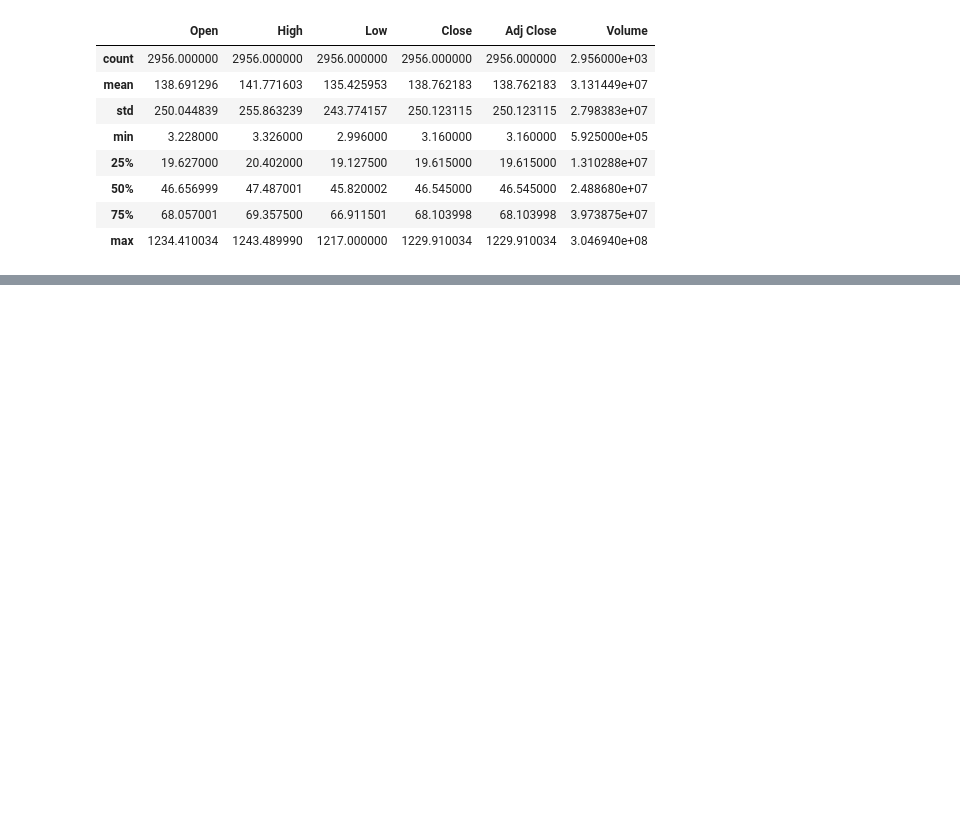
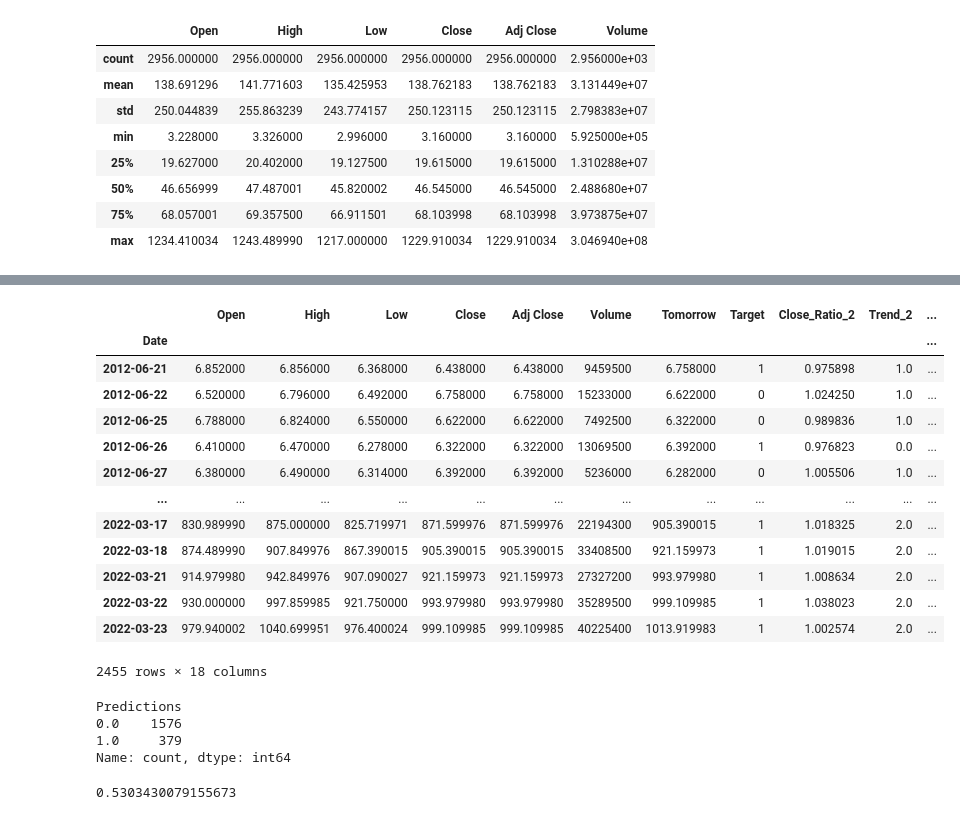
Before and after one commit to AnnikP/ML_projects, a Jupyter notebook: project3/tesla_stock.ipynb, the cells around one changed output, grey strips where cells are left out. Drawn from its saved outputs; the diff is of its cells as text; code cells hidden in the pictures; blank space fills up the shorter version.

```diff
--- a/project3/tesla_stock.ipynb
+++ b/project3/tesla_stock.ipynb
@@ -57,0 +222,19 @@ data.plot.line(y="Close", use_index=True)
+# %%
+data = data.dropna()
+# %%
+data
+# %% [output]
+|  | Open | High | Low | Close | Adj Close | Volume | Tomorrow | Target | Close_Ratio_2 | Trend_2 | ... |
+| Date |  |  |  |  |  |  |  |  |  |  | ... |
+| 2012-06-21 | 6.852000 | 6.856000 | 6.368000 | 6.438000 | 6.438000 | 9459500 | 6.758000 | 1 | 0.975898 | 1.0 | ... |
+| 2012-06-22 | 6.520000 | 6.796000 | 6.492000 | 6.758000 | 6.758000 | 15233000 | 6.622000 | 0 | 1.024250 | 1.0 | ... |
+| 2012-06-25 | 6.788000 | 6.824000 | 6.550000 | 6.622000 | 6.622000 | 7492500 | 6.322000 | 0 | 0.989836 | 1.0 | ... |
+| 2012-06-26 | 6.410000 | 6.470000 | 6.278000 | 6.322000 | 6.322000 | 13069500 | 6.392000 | 1 | 0.976823 | 0.0 | ... |
+| 2012-06-27 | 6.380000 | 6.490000 | 6.314000 | 6.392000 | 6.392000 | 5236000 | 6.282000 | 0 | 1.005506 | 1.0 | ... |
+| ... | ... | ... | ... | ... | ... | ... | ... | ... | ... | ... | ... |
+| 2022-03-17 | 830.989990 | 875.000000 | 825.719971 | 871.599976 | 871.599976 | 22194300 | 905.390015 | 1 | 1.018325 | 2.0 | ... |
+| 2022-03-18 | 874.489990 | 907.849976 | 867.390015 | 905.390015 | 905.390015 | 33408500 | 921.159973 | 1 | 1.019015 | 2.0 | ... |
+| 2022-03-21 | 914.979980 | 942.849976 | 907.090027 | 921.159973 | 921.159973 | 27327200 | 993.979980 | 1 | 1.008634 | 2.0 | ... |
+| 2022-03-22 | 930.000000 | 997.859985 | 921.750000 | 993.979980 | 993.979980 | 35289500 | 999.109985 | 1 | 1.038023 | 2.0 | ... |
+| 2022-03-23 | 979.940002 | 1040.699951 | 976.400024 | 999.109985 | 999.109985 | 40225400 | 1013.919983 | 1 | 1.002574 | 2.0 | ... |
+2455 rows × 18 columns
@@ -57,0 +254,11 @@ data.plot.line(y="Close", use_index=True)
+# %%
+predictions["Predictions"].value_counts()
+# %% [output]
+Predictions
+0.0    1576
+1.0     379
+Name: count, dtype: int64
+# %%
+precision_score(predictions["Target"], predictions["Predictions"])
+# %% [output]
+0.5303430079155673
```
Also changed, not shown: parts of 28 cells of this notebook, 1 other file.
